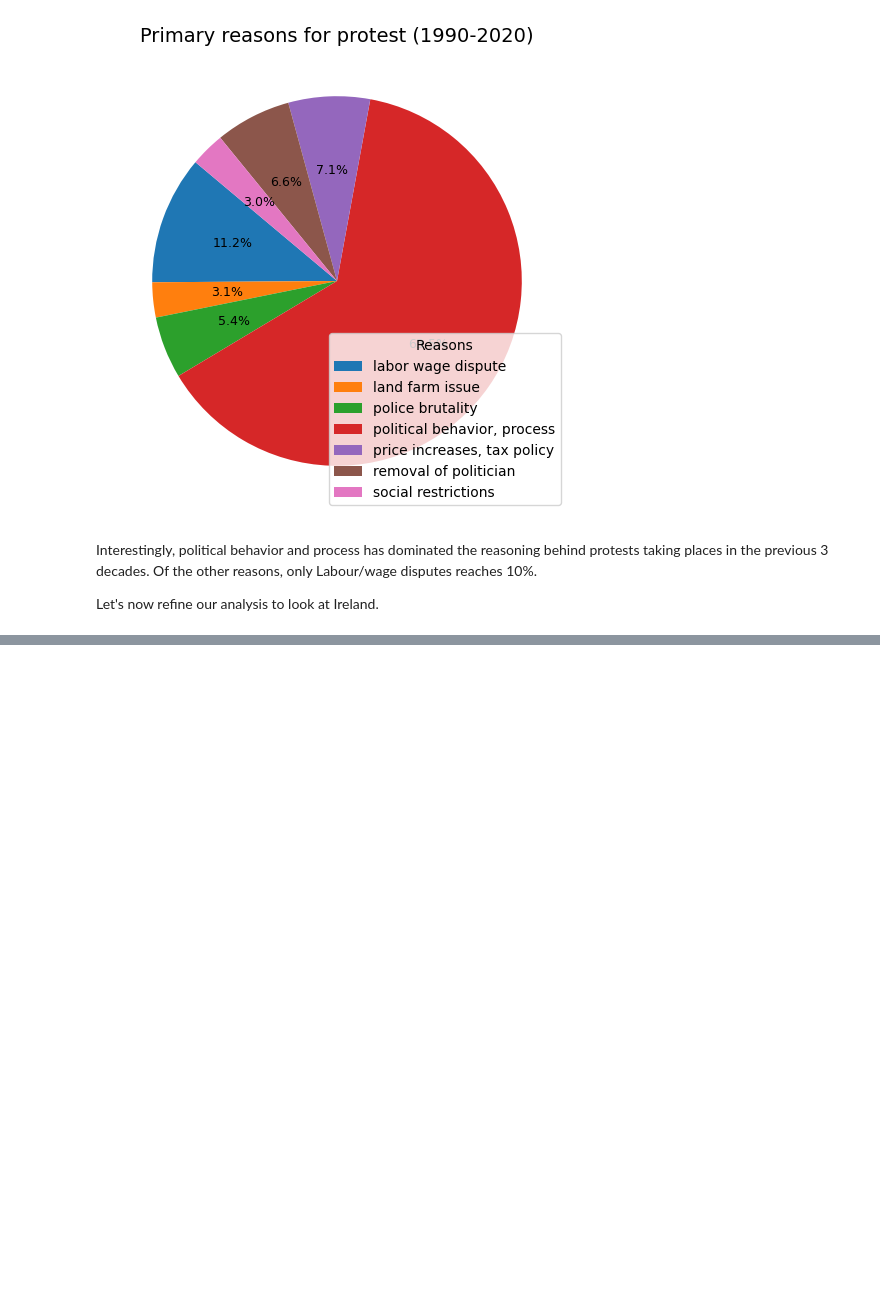
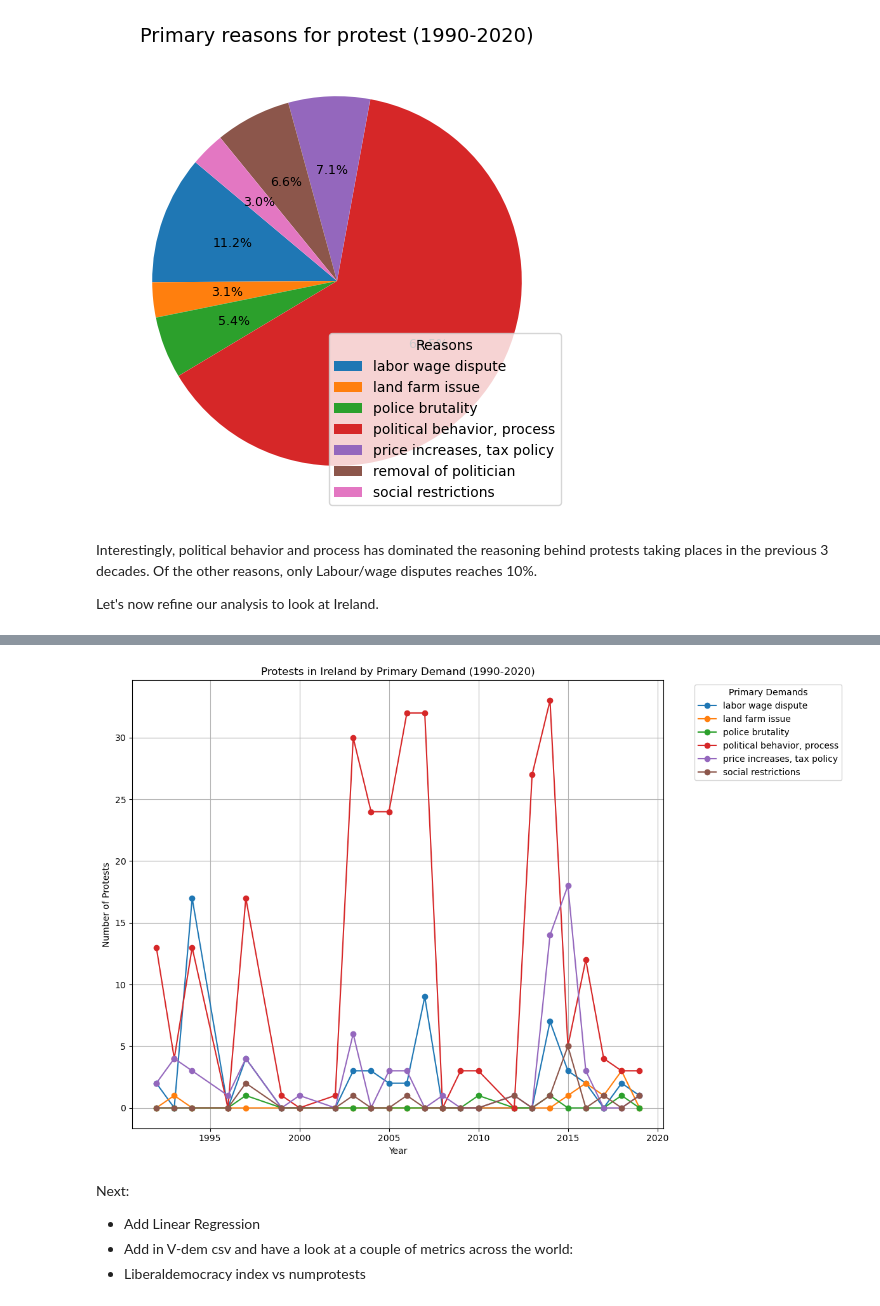
Before and after one commit to MylesHenehan/pfda, a Jupyter notebook: project/project.ipynb, the cells around one changed output, grey strips where cells are left out. Drawn from its saved outputs; the diff is of its cells as text; code cells hidden in the pictures; blank space fills up the shorter version.

```diff
--- a/project/project.ipynb
+++ b/project/project.ipynb
@@ -181,7 +181,7 @@ Interestingly, political behavior and process has dominated the reasoning behind
 
 Let's now refine our analysis to look at Ireland.
 # %%
-ireland_df = df[df['country'] == 'Ireland']
+ireland_df = massmob_df[massmob_df['country'] == 'Ireland']
 print(ireland_df.head())
 # %% [output]
               id  country  ccode  year  region  protest  protestnumber  \
@@ -253,0 +254,26 @@ plt.show()
+# %%
+# Group by Year and Primary Demand, and count the number of protests
+protests_by_reason_ie = ireland_df.groupby(['year', 'protesterdemand1']).size().reset_index(name='num_protests')
+
+# Pivot the table to have years as rows and demands as columns
+pivot_data = protests_by_reason_ie.pivot(index='year', columns='protesterdemand1', values='num_protests').fillna(0)
+
+# Plotting
+plt.figure(figsize=(12, 8))
+for reason in pivot_data.columns:
+    plt.plot(pivot_data.index, pivot_data[reason], label=reason, marker='o')
+
+plt.title('Protests in Ireland by Primary Demand (1990-2020)')
+plt.xlabel('Year')
+plt.ylabel('Number of Protests')
+plt.legend(title='Primary Demands', loc='upper left', bbox_to_anchor=(1.05, 1))
+plt.grid()
+plt.tight_layout()
+plt.show()
+# %% [output]
+[figure, added]
+# %% [markdown]
+Next:
+- Add Linear Regression
+- Add in V-dem csv and have a look at a couple of metrics across the world:
+ - Liberaldemocracy index vs numprotests
```
Also changed, not shown: parts of 7 cells of this notebook.
